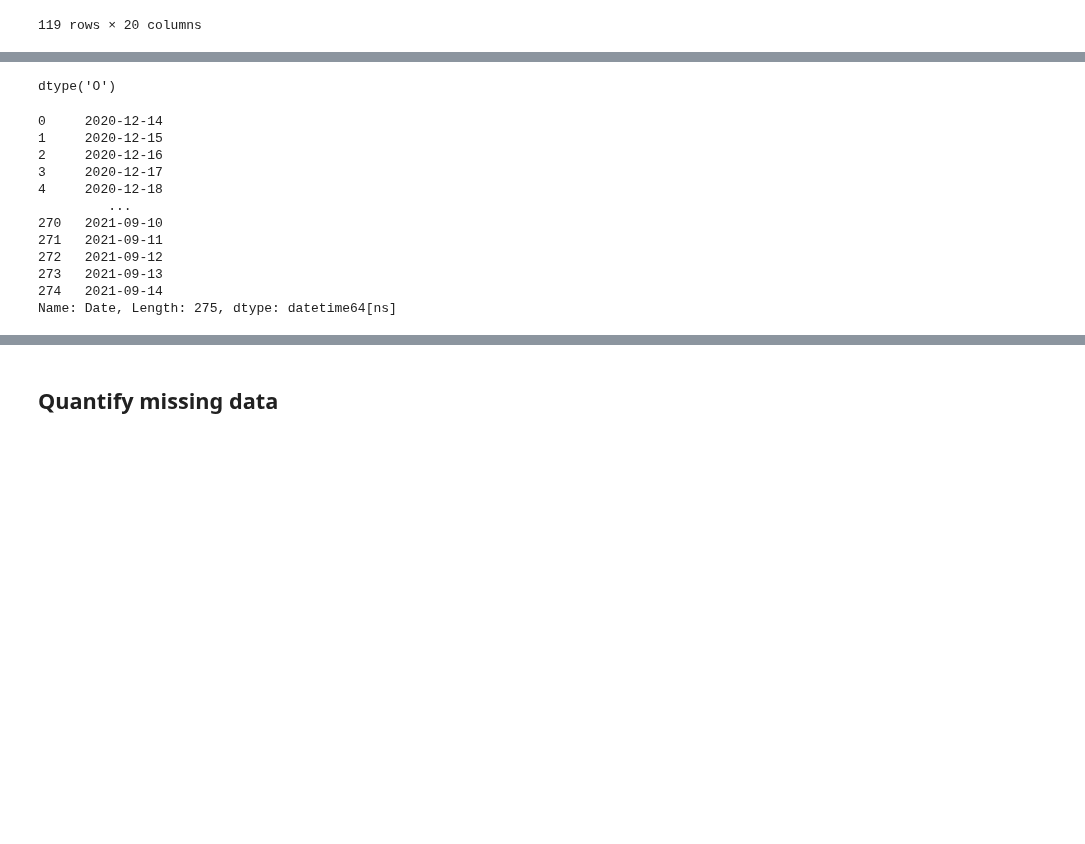
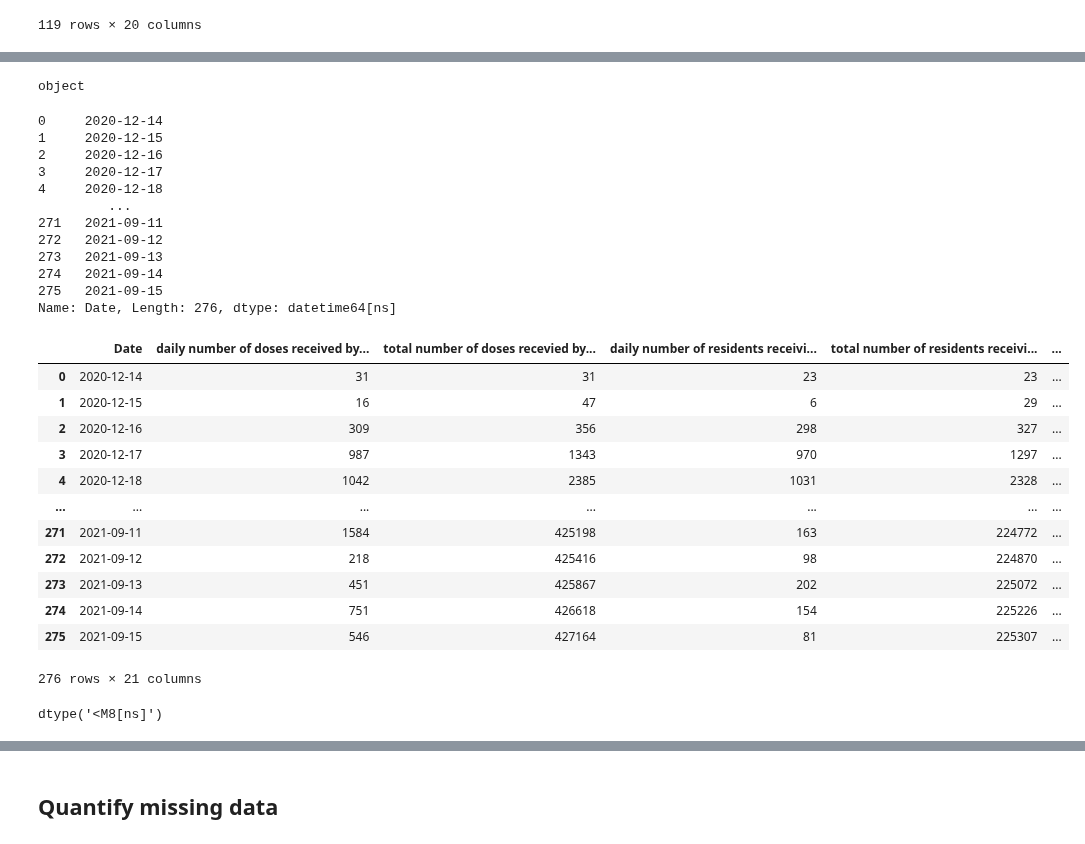
Before and after one commit to codyish/larimer_covid, a Jupyter notebook: larimercvaccine.ipynb, the cells around one changed output, grey strips where cells are left out. Saved outputs shown, nothing was run; the diff lists cells and outputs as text; code cells hidden in the pictures; blank space fills up the shorter version.

```diff
--- a/larimercvaccine.ipynb
+++ b/larimercvaccine.ipynb
@@ -94,9 +153,10 @@ larimer_vac.describe()
 # %%
-larimer_vac.Date.dtype
+print(larimer_vac.Date.dtype)
 # %% [output]
-dtype('O')
+object
 # %%
-pd.to_datetime(larimer_vac.Date)
+real_date = pd.to_datetime(larimer_vac.Date)
+real_date
 # %% [output]
 0     2020-12-14
 1     2020-12-15
@@ -104,9 +164,30 @@ pd.to_datetime(larimer_vac.Date)
 3     2020-12-17
 4     2020-12-18
          ...
-270   2021-09-10
 271   2021-09-11
 272   2021-09-12
 273   2021-09-13
 274   2021-09-14
-Name: Date, Length: 275, dtype: datetime64[ns]
+275   2021-09-15
+Name: Date, Length: 276, dtype: datetime64[ns]
+# %%
+larimer_vac['Date'] = real_date
+larimer_vac
+# %% [output]
+|  | Date | daily number of doses received by... | total number of doses recevied by... | daily number of residents receivi... | total number of residents receivi... | ... |
+| 0 | 2020-12-14 | 31 | 31 | 23 | 23 | ... |
+| 1 | 2020-12-15 | 16 | 47 | 6 | 29 | ... |
+| 2 | 2020-12-16 | 309 | 356 | 298 | 327 | ... |
+| 3 | 2020-12-17 | 987 | 1343 | 970 | 1297 | ... |
+| 4 | 2020-12-18 | 1042 | 2385 | 1031 | 2328 | ... |
+| ... | ... | ... | ... | ... | ... | ... |
+| 271 | 2021-09-11 | 1584 | 425198 | 163 | 224772 | ... |
+| 272 | 2021-09-12 | 218 | 425416 | 98 | 224870 | ... |
+| 273 | 2021-09-13 | 451 | 425867 | 202 | 225072 | ... |
+| 274 | 2021-09-14 | 751 | 426618 | 154 | 225226 | ... |
+| 275 | 2021-09-15 | 546 | 427164 | 81 | 225307 | ... |
+276 rows × 21 columns
+# %%
+larimer_vac.Date.dtype
+# %% [output]
+dtype('<M8[ns]')
```
Also changed, not shown: parts of 16 cells of this notebook, 2 other files.
